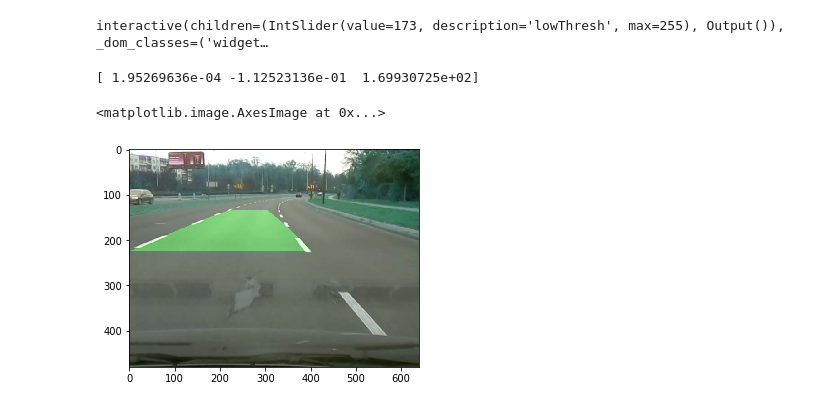
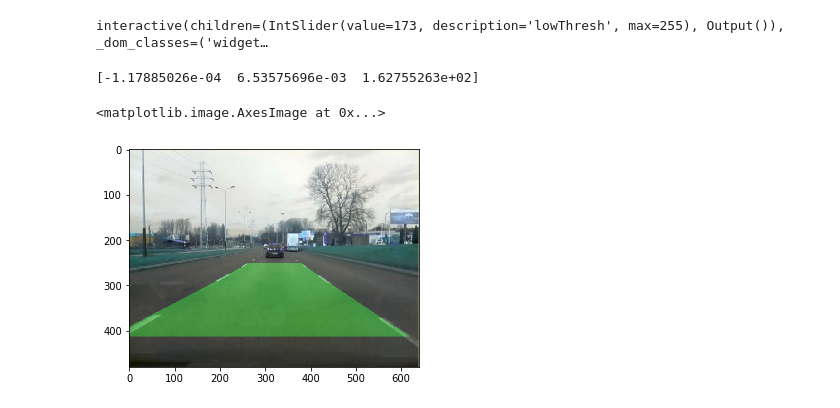
Before and after one commit to BusAI-Self-Driving-Car/lane-keep-assist-system-remote, a Jupyter notebook: LKA_remote_notebook.ipynb, the cells around one changed output. Saved outputs shown, nothing was run; the diff lists cells and outputs as text; code cells hidden in the pictures.

```diff
--- a/LKA_remote_notebook.ipynb
+++ b/LKA_remote_notebook.ipynb
@@ -264,10 +264,11 @@ interactive(children=(IntSlider(value=145, description='lowThresh', max=255), Ou
 interactive(children=(IntSlider(value=255, description='highThresh', max=255), Output()), _dom_classes=('widge…
 interactive(children=(IntSlider(value=173, description='lowThresh', max=255), Output()), _dom_classes=('widget…
 # %%
-img = cv2.imread("./test-videos/snapshots/snap3.png")
-img_marked = lka.process(img)
-plt.imshow(img_marked)
+snap_img = cv2.imread("./test-videos/snapshots/snap4.png")
-# %% [output]
-[ 1.95269636e-04 -1.12523136e-01  1.69930725e+02]
-<matplotlib.image.AxesImage at 0x...>
-[figure, removed]
+# %%
+img_marked = lka.process(snap_img)
+plt.imshow(img_marked)
+# %% [output]
+[-1.17885026e-04  6.53575696e-03  1.62755263e+02]
+<matplotlib.image.AxesImage at 0x...>
+[figure, added]
```
Also changed, not shown: parts of 3 cells of this notebook, 8 other files.
